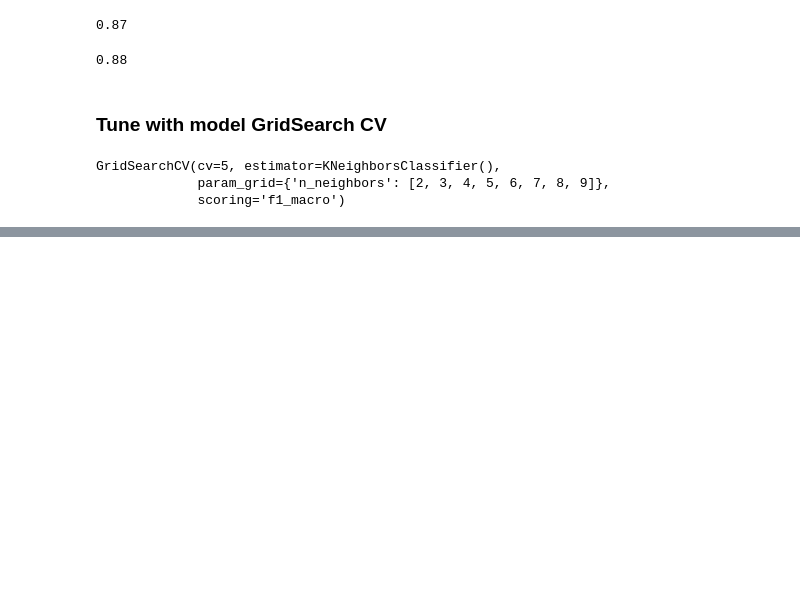
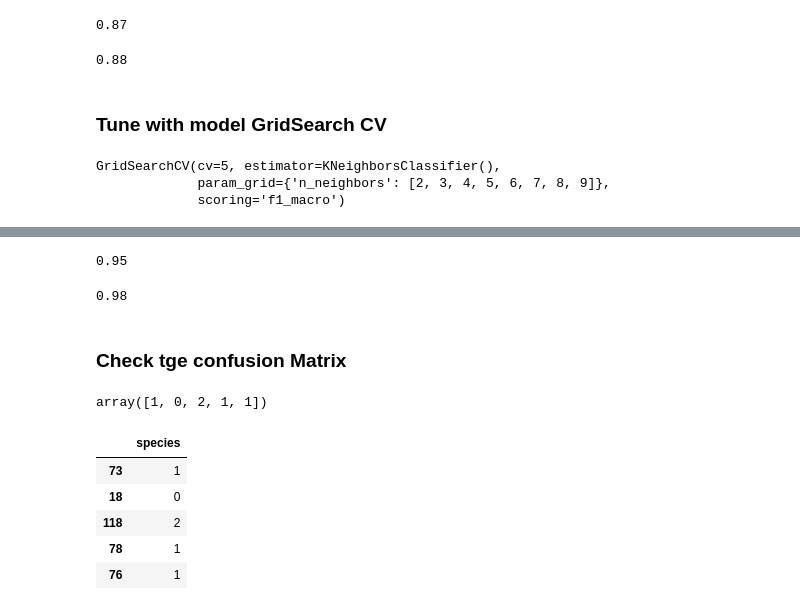
Before and after one commit to Nachiket005/Code-Repository, a Jupyter notebook: K-Neighbours Classification/KNN Classification.ipynb, the cells around one changed output, grey strips where cells are left out. Drawn from its saved outputs; the diff is of its cells as text; code cells hidden in the pictures; blank space fills up the shorter version.

```diff
--- a/K-Neighbours Classification/KNN Classification.ipynb
+++ b/K-Neighbours Classification/KNN Classification.ipynb
@@ -180,0 +196,12 @@ GridSearchCV(cv=5, estimator=KNeighborsClassifier(),
+# %%
+# Training
+best_knn.score(xtrain,ytrain)
+# %% [output]
+0.95
+# %%
+# Testing
+best_knn.score(xtest, ytest)
+# %% [output]
+0.98
+# %% [markdown]
+### Check tge confusion Matrix
@@ -180,0 +211,13 @@ GridSearchCV(cv=5, estimator=KNeighborsClassifier(),
+# %%
+ypred_ts[0:5]
+# %% [output]
+array([1, 0, 2, 1, 1])
+# %%
+ytest.head()
+# %% [output]
+|  | species |
+| 73 | 1 |
+| 18 | 0 |
+| 118 | 2 |
+| 78 | 1 |
+| 76 | 1 |
```
Also changed, not shown: parts of 19 cells of this notebook, 2 other files.
